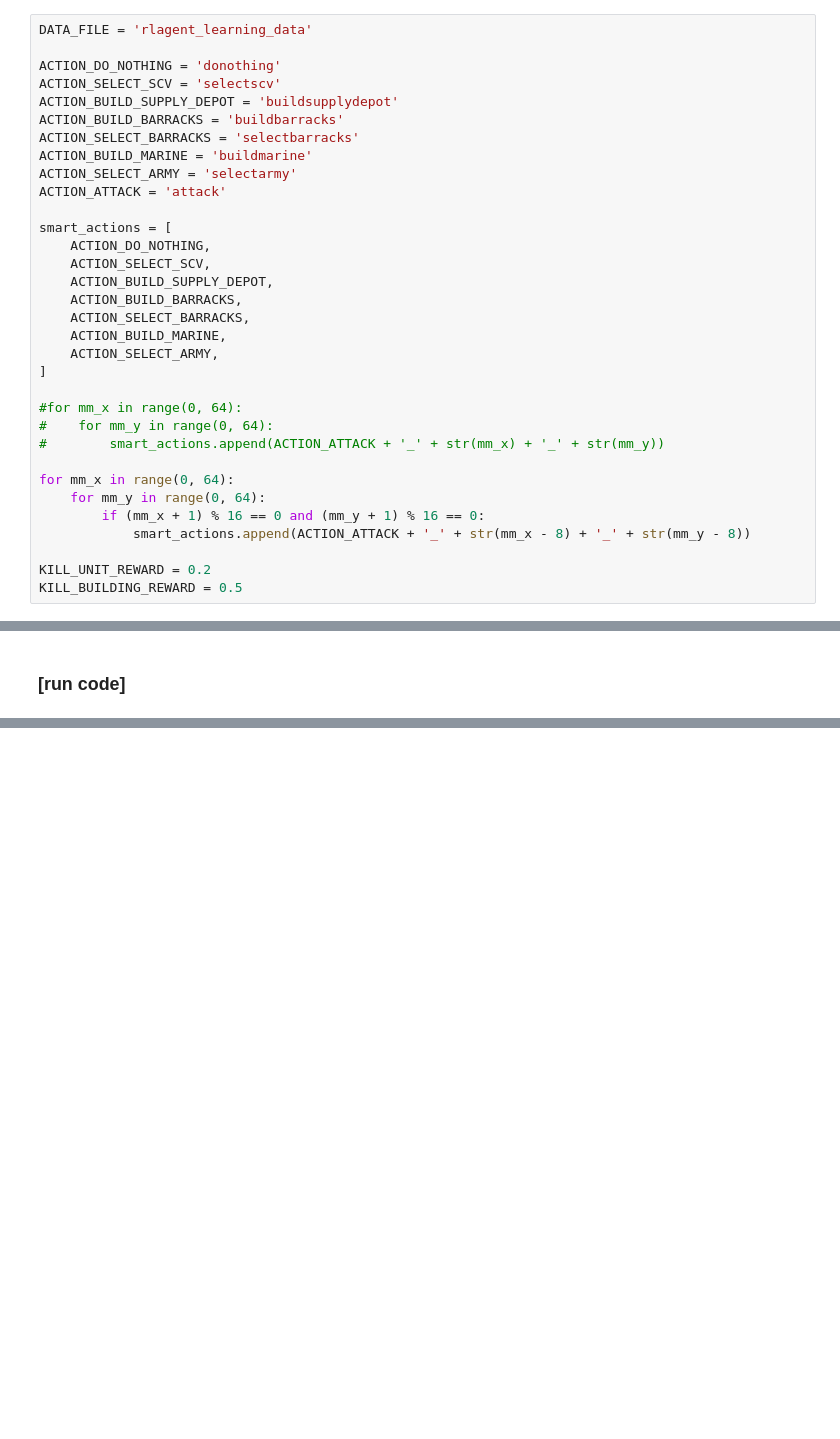
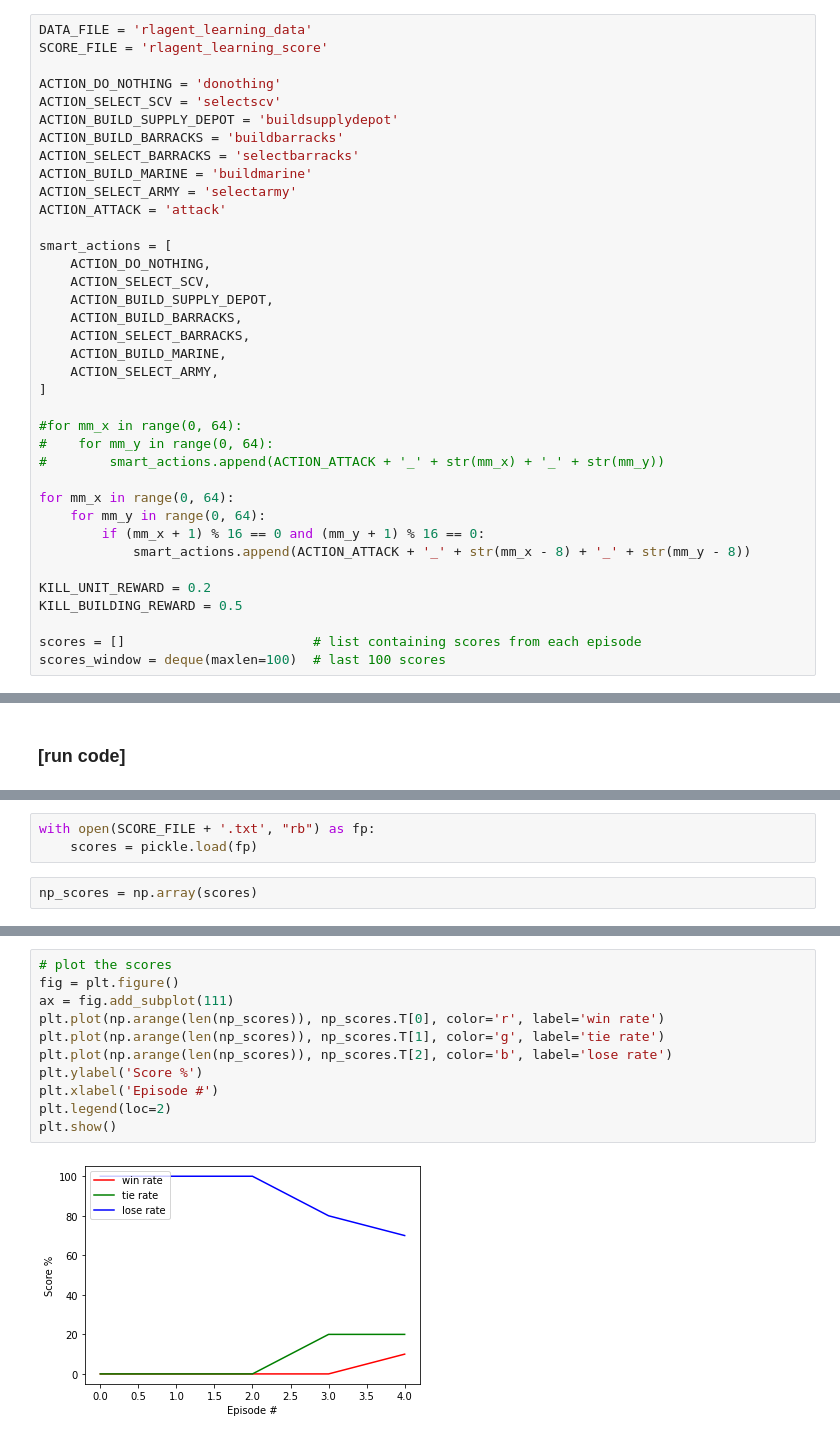
Before and after one commit to parksurk/dmarl-sc2, a Jupyter notebook: STEP2-making-rl-pysc2-agent.ipynb, the cells around one changed output, grey strips where cells are left out. Drawn from its saved outputs; the diff is of its cells as text; blank space fills up the shorter version.

Commit message:
update STEP2 by adding score(winning rate) visualizaion.

```diff
--- a/STEP2-making-rl-pysc2-agent.ipynb
+++ b/STEP2-making-rl-pysc2-agent.ipynb
@@ -1402,6 +1407,7 @@ from pysc2.lib import actions, features, units
 from absl import app
 # %%
 DATA_FILE = 'rlagent_learning_data'
+SCORE_FILE = 'rlagent_learning_score'
 
 ACTION_DO_NOTHING = 'donothing'
 ACTION_SELECT_SCV = 'selectscv'
@@ -1433,6 +1439,9 @@ for mm_x in range(0, 64):
 
 KILL_UNIT_REWARD = 0.2
 KILL_BUILDING_REWARD = 0.5
+
+scores = []                        # list containing scores from each episode
+scores_window = deque(maxlen=100)  # last 100 scores
 # %%
 # reference from https://github.com/MorvanZhou/Reinforcement-learning-with-tensorflow
 class QLearningTable:
@@ -1683,0 +1763,5 @@ if __name__ == "__main__":
+# %%
+with open(SCORE_FILE + '.txt', "rb") as fp:
+    scores = pickle.load(fp)
+# %%
+np_scores = np.array(scores)
@@ -1683,0 +1774,13 @@ if __name__ == "__main__":
+# %%
+# plot the scores
+fig = plt.figure()
+ax = fig.add_subplot(111)
+plt.plot(np.arange(len(np_scores)), np_scores.T[0], color='r', label='win rate')
+plt.plot(np.arange(len(np_scores)), np_scores.T[1], color='g', label='tie rate')
+plt.plot(np.arange(len(np_scores)), np_scores.T[2], color='b', label='lose rate')
+plt.ylabel('Score %')
+plt.xlabel('Episode #')
+plt.legend(loc=2)
+plt.show()
+# %% [output]
+[figure, added]
```
Also changed, not shown: parts of 9 cells of this notebook.
